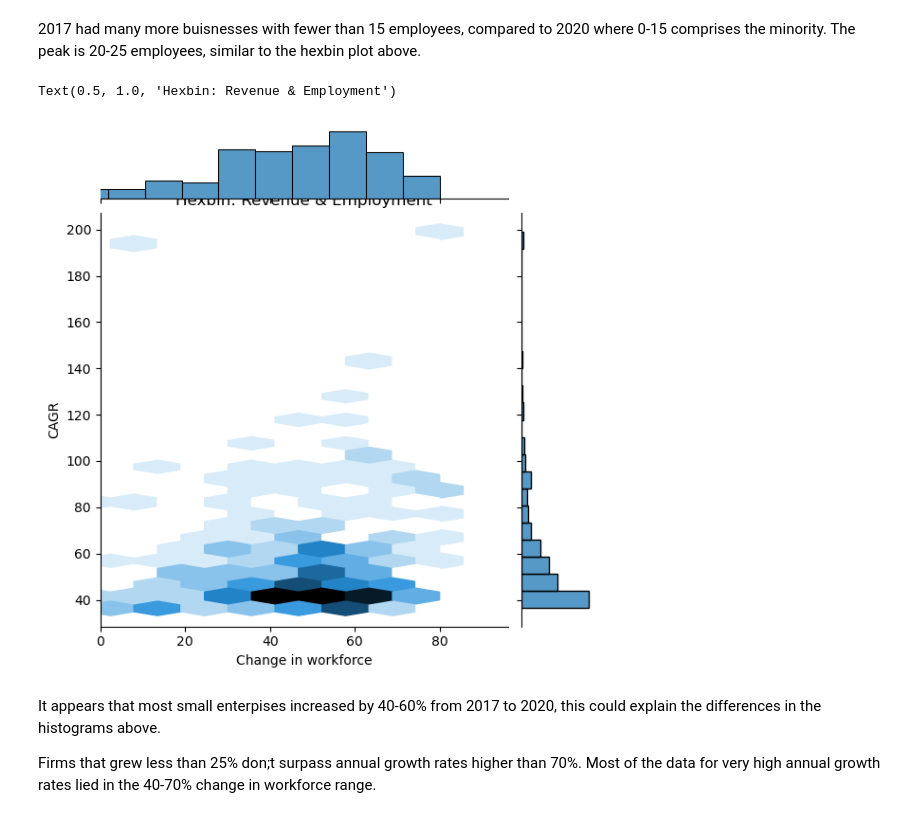
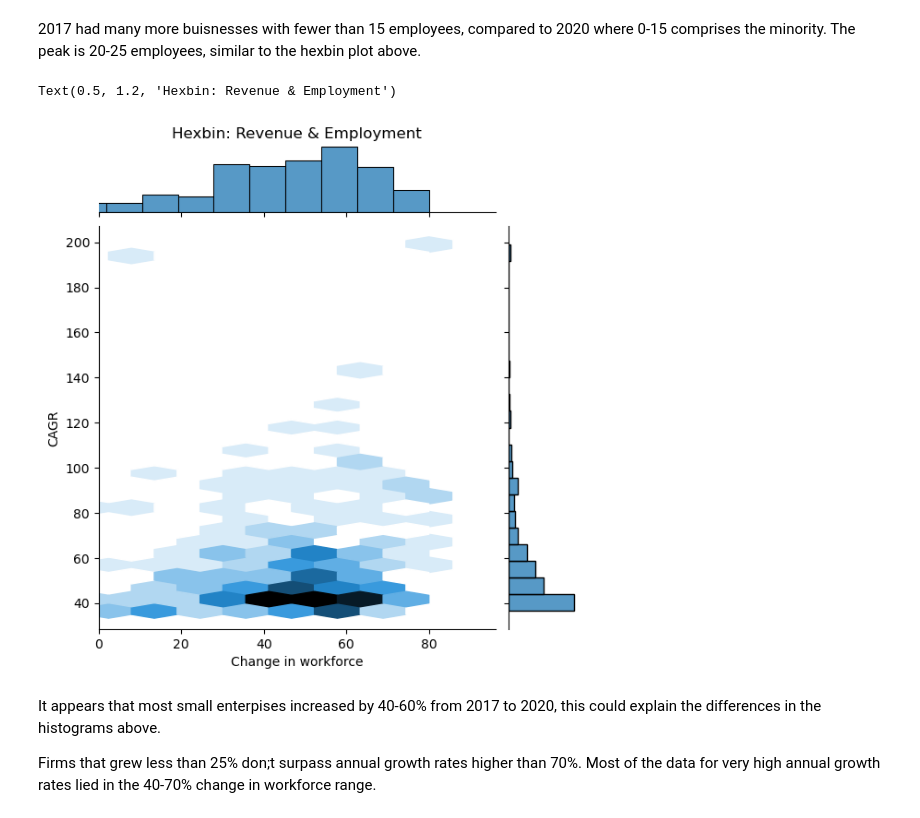
Before and after one commit to ubco-W2022T2-data301/project-group43, a Jupyter notebook: analysis/analysis2.ipynb, the cells around one changed output. Drawn from its saved outputs; the diff is of its cells as text; code cells hidden in the pictures.

```diff
--- a/analysis/analysis2.ipynb
+++ b/analysis/analysis2.ipynb
@@ -324,12 +324,12 @@ Text(0.5, 1.0, 'Firm size histogram')
 # %%
 sns.jointplot(x='Change % in Employees', y='CAGR', data=df_new, kind='hex')
 plt.xlim(0)
 plt.xlabel('Change in workforce')
 plt.ylabel('CAGR')
-plt.title('Hexbin: Revenue & Employment')
+plt.title('Hexbin: Revenue & Employment', y=1.2)
 # %% [output]
-Text(0.5, 1.0, 'Hexbin: Revenue & Employment')
+Text(0.5, 1.2, 'Hexbin: Revenue & Employment')
-[figure, old version]
+[figure, new version]
 # %% [markdown]
 It appears that most small enterpises increased by 40-60% from 2017 to 2020, this could explain the differences in the histograms above.
 
```
Also changed, not shown: parts of 1 cell of this notebook.
